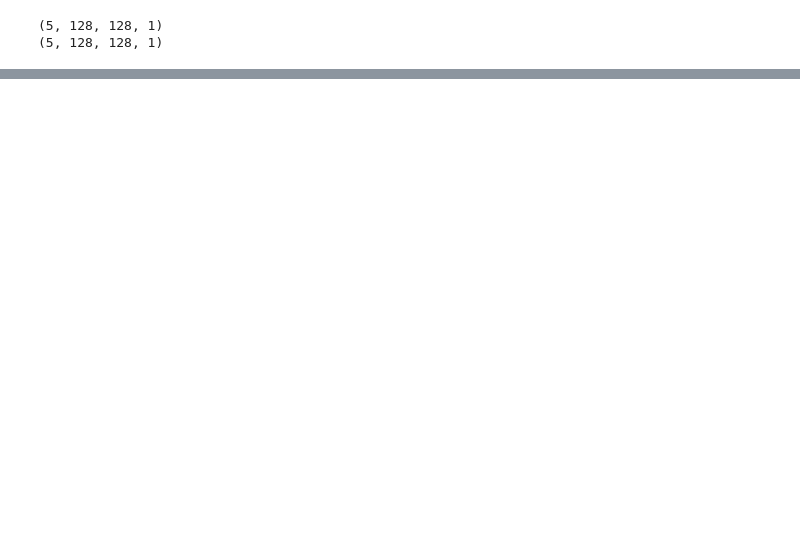
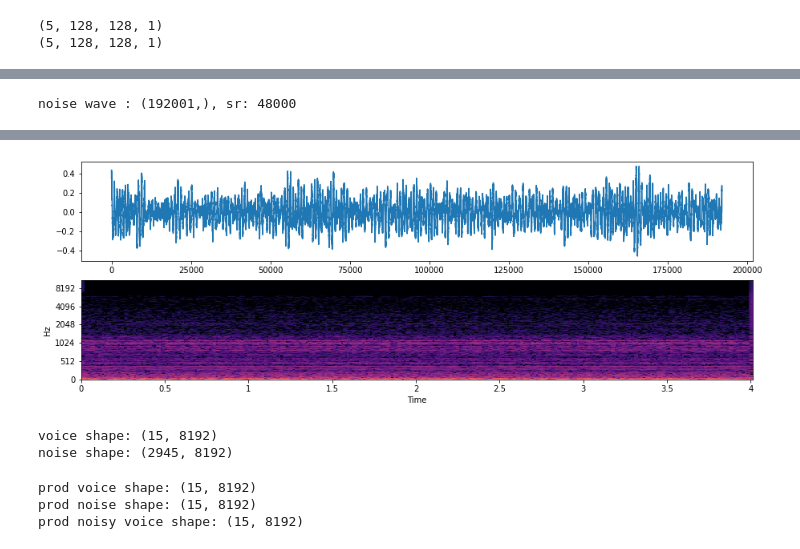
Before and after one commit to baaj2109/speech_denoise_frequency_version, a Jupyter notebook: freqyency_model_training.ipynb, the cells around one changed output, grey strips where cells are left out. Drawn from its saved outputs; the diff is of its cells as text; code cells hidden in the pictures; blank space fills up the shorter version.

```diff
--- a/freqyency_model_training.ipynb
+++ b/freqyency_model_training.ipynb
@@ -304,0 +471,18 @@ KeyboardInterrupt:
+# %%
+noise_audio_path = "/Volumes/IPEVO_X0244/speech_to_text/speech_to_text_dataset/UrbanSound8K/audio/**/*.wav"
+
+noise_path = np.random.choice([file for file in glob.glob(noise_audio_path, recursive= True)])
+
+noise_wave, noise_sr = librosa.load(noise_path, mono= True, sr= 48000)
+print(f"noise wave : {noise_wave.shape}, sr: {noise_sr}")
+fig = plt.figure(figsize=(15,5))
+ax = fig.add_subplot(2,1,1)
+plt.plot(noise_wave)
+
+
+ax = fig.add_subplot(2,1,2)
+noise_d = librosa.amplitude_to_db(np.abs(librosa.stft(noise_wave)), ref = np.max)
+librosa.display.specshow(noise_d, sr=noise_sr, x_axis='time', y_axis='mel')
+ipd.Audio(noise_path)
+# %% [output]
+noise wave : (192001,), sr: 48000
@@ -304,0 +490 @@ KeyboardInterrupt:
+[figure, added]
@@ -304,0 +498,40 @@ KeyboardInterrupt:
+# %%
+def audio_to_audio_frame_stack(sound_data, frame_length, hop_length_frame):
+    sequence_sample_length = sound_data.shape[0]
+    sound_data = np.concatenate([sound_data, np.zeros(((sequence_sample_length // frame_length) + 1) * frame_length - sequence_sample_length)])
+    sequence_sample_length = sound_data.shape[0]
+
+    sound_data_list = [sound_data[start : start + frame_length] for start in range(
+    0, sequence_sample_length - frame_length + 1, hop_length_frame)]  # get sliding windowss
+    sound_data_array = np.vstack(sound_data_list)
+    return sound_data_array
+
+voice = audio_to_audio_frame_stack(wave, frame_length, hop_length_frame)
+print(f"voice shape: {voice.shape}")
+noise = audio_to_audio_frame_stack(noise_wave, frame_length, hop_length)
+print(f"noise shape: {noise.shape}")
+# %% [output]
+voice shape: (15, 8192)
+noise shape: (2945, 8192)
+# %%
+def blend_noise_randomly(voice, noise, nb_samples, frame_length):
+    prod_voice = np.zeros((nb_samples, frame_length))
+    prod_noise = np.zeros((nb_samples, frame_length))
+    prod_noisy_voice = np.zeros((nb_samples, frame_length))
+
+    for i in range(nb_samples):
+        id_noise = np.random.randint(0, noise.shape[0])
+        level_noise = np.random.uniform(0.2, 0.8)
+        prod_voice[i, :] = voice[i, :]
+        prod_noise[i, :] = level_noise * noise[i, :]
+        prod_noisy_voice[i, :] = voice[i, :] + prod_noise[i, :]
+    return prod_voice, prod_noise, prod_noisy_voice
+
+prod_voice, prod_noise, prod_noisy_voice = blend_noise_randomly(voice, noise, voice.shape[0], frame_length)
+print(f"prod voice shape: {prod_voice.shape}")
+print(f"prod noise shape: {prod_noise.shape}")
+print(f"prod noisy voice shape: {prod_noisy_voice.shape}")
+# %% [output]
+prod voice shape: (15, 8192)
+prod noise shape: (15, 8192)
+prod noisy voice shape: (15, 8192)
```
Also changed, not shown: parts of 24 cells of this notebook, 6 other files.
